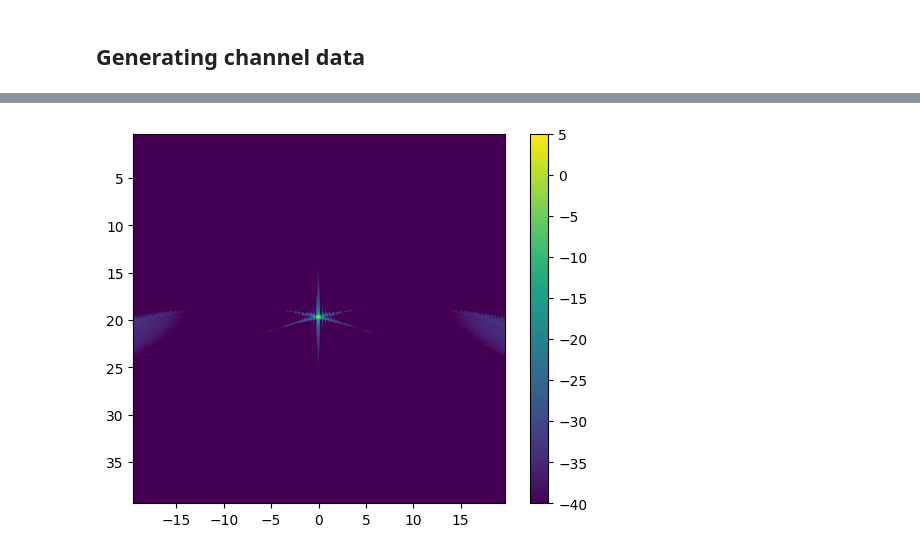
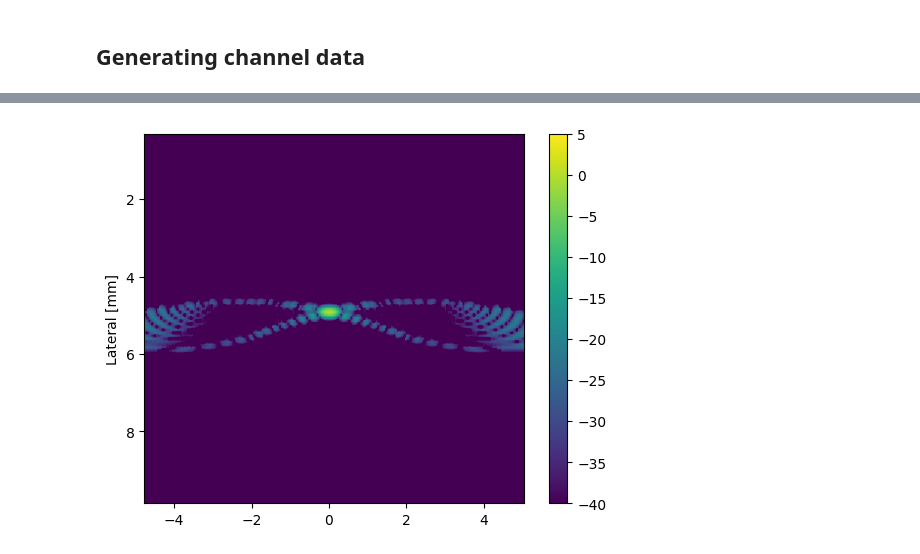
Before and after one commit to wewightman/pycbf, a Jupyter notebook: examples/test_notebook.ipynb, the cells around one changed output, grey strips where cells are left out. Cells and saved outputs as stored; diff of their text form; code cells hidden in the pictures.

```diff
--- a/examples/test_notebook.ipynb
+++ b/examples/test_notebook.ipynb
@@ -17,7 +17,7 @@ fs = 36 * fc    # sampling frequency [Hz]
 c = 1540        # speed of sound [m/s]
 lam = c/fc      # wavelength [m]
 
-nele = 128      # number of elements in probe
+nele = 32       # number of elements in probe
 dele = lam      # probe spacing [m]
 
 # location of point scatterer
@@ -31,7 +31,7 @@ Xele, Yele, Zele = np.meshgrid(xele, yele, zele, indexing='ij')
 eles = np.array([Xele.flatten(), Yele.flatten(), Zele.flatten()]).T
 
 # reconstruction grid
-xgrid = dele*(np.arange(0, nele, 1/2) - (nele-1)/2)
+xgrid = dele*(np.arange(0, nele, 1/8) - (nele-1)/2)
 ygrid = 0
 zgrid = np.arange(1*lam, nele*dele, lam/4)
 Xgrid, Ygrid, Zgrid = np.meshgrid(xgrid, ygrid, zgrid, indexing='ij')
@@ -81,19 +81,21 @@ bmfrm = PWBeamformer(**funcparams)
 # %%
 # convert data to contiguous, c-order, c_type pointer
 rf_pntr = np.ascontiguousarray(rf.T, dtype=ct.c_float).ctypes.data_as(ct.POINTER(ct.c_float))
 
 # beamform and reshape data
 formed = bmfrm(rf_pntr).reshape((len(xgrid), -1)).T
 
 # calcualte envelope and compress
-env = np.abs(sig.hilbert(formed, axis=0))
-logged = 20*np.log10(env/np.max(env))
+env = np.abs(formed)
+logged = 20*np.log10(env/np.max(env)+1E-100)
 
 plt.figure()
 plt.imshow(logged, vmin=-40, vmax=5,
     extent = 1E3*np.array([np.min(xgrid), np.max(xgrid), np.max(zgrid), np.min(zgrid)])
 )
 plt.colorbar()
+plt.ylabel("Axial [mm]")
+plt.ylabel("Lateral [mm]")
 plt.show()
 # %% [output]
-[figure, old version]
+[figure, new version]
```
Also changed, not shown: parts of 1 cell of this notebook.
